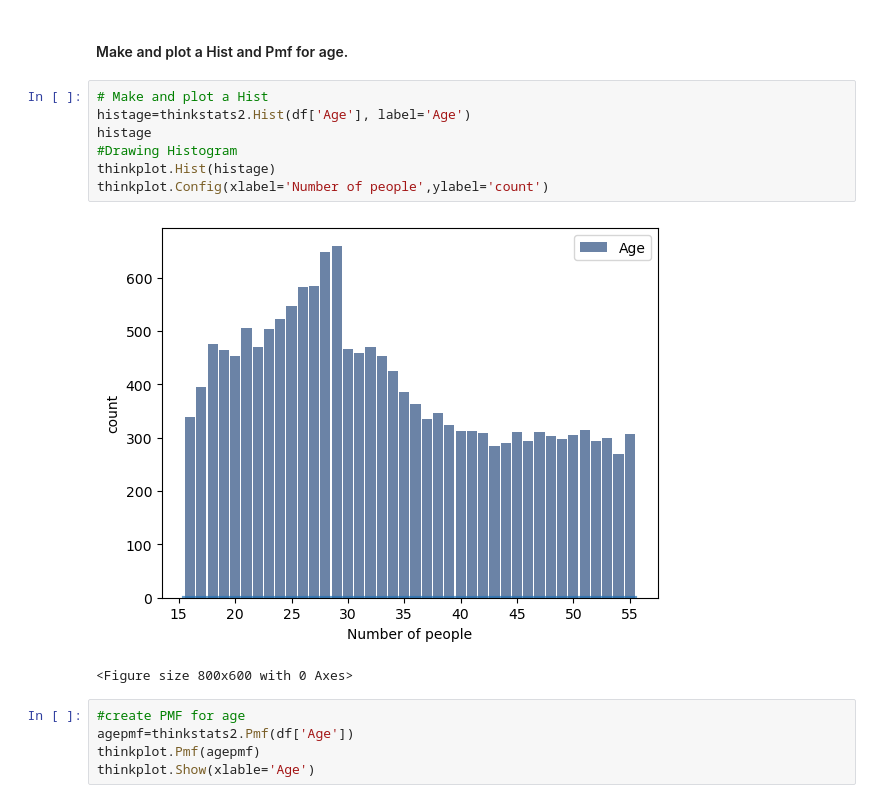
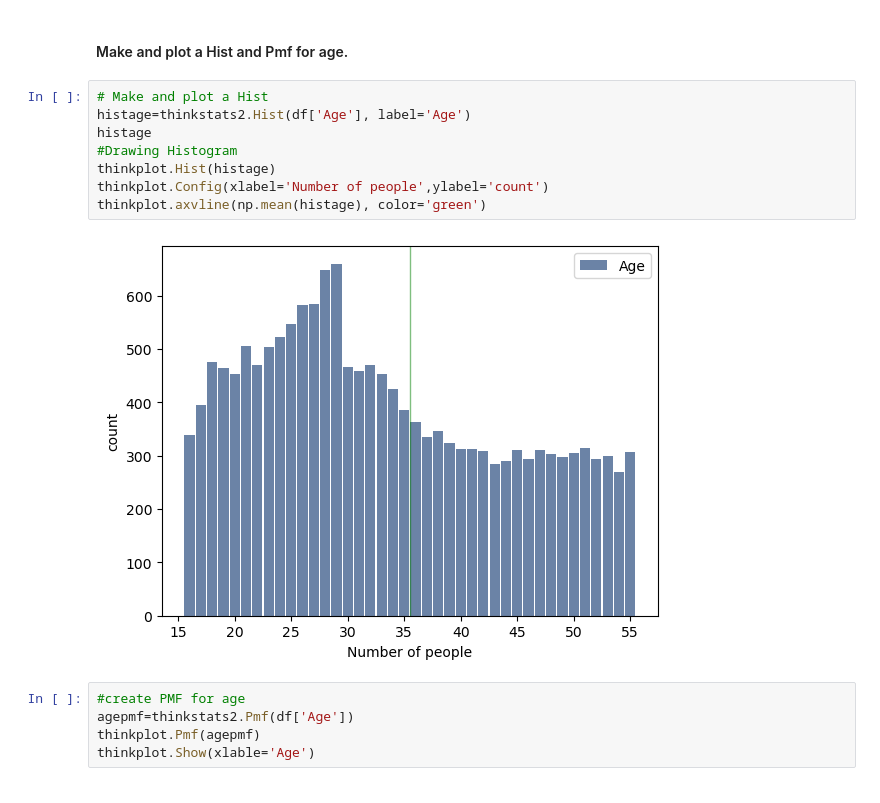
Before and after one commit to ywyan234956296/BSIP_Assignment_1_Students, a Jupyter notebook: stats_asn_1_stud_temp.ipynb, the cells around one changed output. Cells and saved outputs as stored; diff of their text form.

```diff
--- a/stats_asn_1_stud_temp.ipynb
+++ b/stats_asn_1_stud_temp.ipynb
@@ -76,13 +76,13 @@ df.describe()
 # %%
 # Make and plot a Hist
 histage=thinkstats2.Hist(df['Age'], label='Age')
 histage
 #Drawing Histogram
 thinkplot.Hist(histage)
 thinkplot.Config(xlabel='Number of people',ylabel='count')
+thinkplot.axvline(np.mean(histage), color='green')
 # %% [output]
-[figure, old version]
+[figure, new version]
-<Figure size 800x600 with 0 Axes>
 # %%
 #create PMF for age
 agepmf=thinkstats2.Pmf(df['Age'])
```
Also changed, not shown: parts of 6 cells of this notebook.
